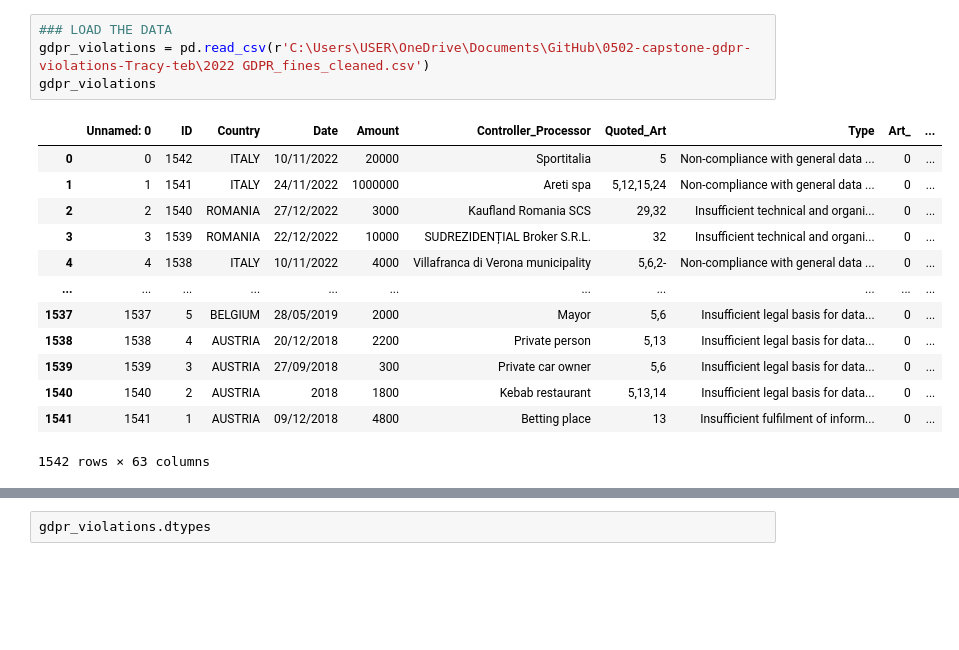
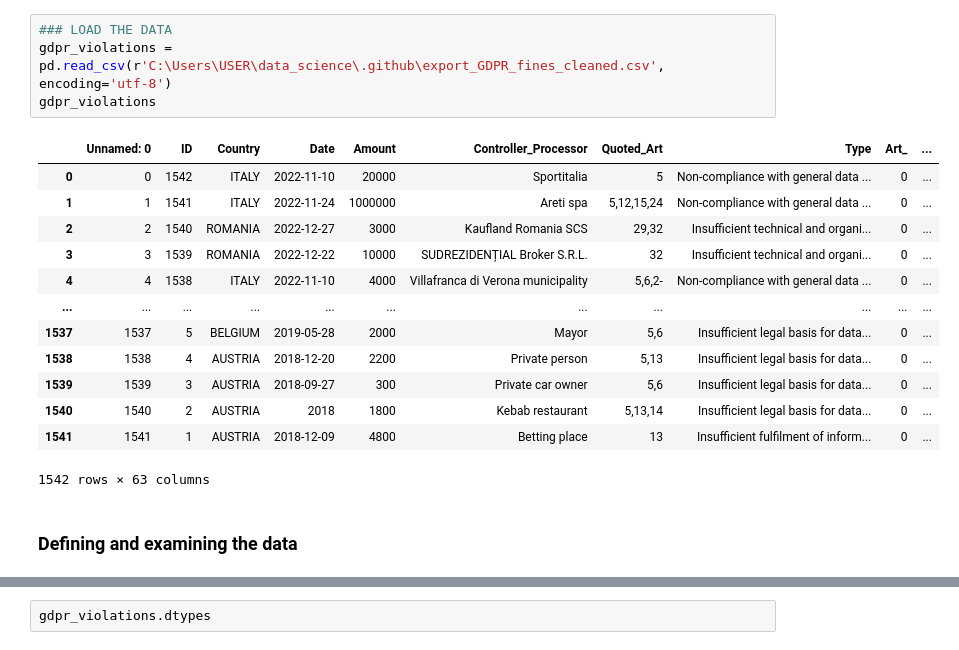
Before and after one commit to zinduaschool/0502-capstone-gdpr-violations-Tracy-teb, a Jupyter notebook: .github/gdpr_violations.ipynb, the cells around one changed output, grey strips where cells are left out. Cells and saved outputs as stored; diff of their text form; blank space fills up the shorter version.

```diff
--- a/gdpr_violations.ipynb
+++ b/.github/gdpr_violations.ipynb
@@ -21,18 +4,20 @@ pd.read_csv(r'C:\Users\USER\OneDrive\Documents\GitHub\0502-capstone-gdpr-violati
 # %%
 ### LOAD THE DATA
-gdpr_violations = pd.read_csv(r'C:\Users\USER\OneDrive\Documents\GitHub\0502-capstone-gdpr-violations-Tracy-teb\2022 GDPR_fines_cleaned.csv')
+gdpr_violations = pd.read_csv(r'C:\Users\USER\data_science\.github\export_GDPR_fines_cleaned.csv', encoding='utf-8')
 gdpr_violations
 # %% [output]
 |  | Unnamed: 0 | ID | Country | Date | Amount | Controller_Processor | Quoted_Art | Type | Art_ | ... |
-| 0 | 0 | 1542 | ITALY | 10/11/2022 | 20000 | Sportitalia | 5 | Non-compliance with general data ... | 0 | ... |
-| 1 | 1 | 1541 | ITALY | 24/11/2022 | 1000000 | Areti spa | 5,12,15,24 | Non-compliance with general data ... | 0 | ... |
-| 2 | 2 | 1540 | ROMANIA | 27/12/2022 | 3000 | Kaufland Romania SCS | 29,32 | Insufficient technical and organi... | 0 | ... |
-| 3 | 3 | 1539 | ROMANIA | 22/12/2022 | 10000 | SUDREZIDENȚIAL Broker S.R.L. | 32 | Insufficient technical and organi... | 0 | ... |
-| 4 | 4 | 1538 | ITALY | 10/11/2022 | 4000 | Villafranca di Verona municipality | 5,6,2- | Non-compliance with general data ... | 0 | ... |
+| 0 | 0 | 1542 | ITALY | 2022-11-10 | 20000 | Sportitalia | 5 | Non-compliance with general data ... | 0 | ... |
+| 1 | 1 | 1541 | ITALY | 2022-11-24 | 1000000 | Areti spa | 5,12,15,24 | Non-compliance with general data ... | 0 | ... |
+| 2 | 2 | 1540 | ROMANIA | 2022-12-27 | 3000 | Kaufland Romania SCS | 29,32 | Insufficient technical and organi... | 0 | ... |
+| 3 | 3 | 1539 | ROMANIA | 2022-12-22 | 10000 | SUDREZIDENȚIAL Broker S.R.L. | 32 | Insufficient technical and organi... | 0 | ... |
+| 4 | 4 | 1538 | ITALY | 2022-11-10 | 4000 | Villafranca di Verona municipality | 5,6,2- | Non-compliance with general data ... | 0 | ... |
 | ... | ... | ... | ... | ... | ... | ... | ... | ... | ... | ... |
-| 1537 | 1537 | 5 | BELGIUM | 28/05/2019 | 2000 | Mayor | 5,6 | Insufficient legal basis for data... | 0 | ... |
-| 1538 | 1538 | 4 | AUSTRIA | 20/12/2018 | 2200 | Private person | 5,13 | Insufficient legal basis for data... | 0 | ... |
-| 1539 | 1539 | 3 | AUSTRIA | 27/09/2018 | 300 | Private car owner | 5,6 | Insufficient legal basis for data... | 0 | ... |
+| 1537 | 1537 | 5 | BELGIUM | 2019-05-28 | 2000 | Mayor | 5,6 | Insufficient legal basis for data... | 0 | ... |
+| 1538 | 1538 | 4 | AUSTRIA | 2018-12-20 | 2200 | Private person | 5,13 | Insufficient legal basis for data... | 0 | ... |
+| 1539 | 1539 | 3 | AUSTRIA | 2018-09-27 | 300 | Private car owner | 5,6 | Insufficient legal basis for data... | 0 | ... |
 | 1540 | 1540 | 2 | AUSTRIA | 2018 | 1800 | Kebab restaurant | 5,13,14 | Insufficient legal basis for data... | 0 | ... |
-| 1541 | 1541 | 1 | AUSTRIA | 09/12/2018 | 4800 | Betting place | 13 | Insufficient fulfilment of inform... | 0 | ... |
+| 1541 | 1541 | 1 | AUSTRIA | 2018-12-09 | 4800 | Betting place | 13 | Insufficient fulfilment of inform... | 0 | ... |
 1542 rows × 63 columns
+# %% [markdown]
+### Defining and examining the data
```
Also changed, not shown: parts of 7 cells of this notebook, 4 other files.
